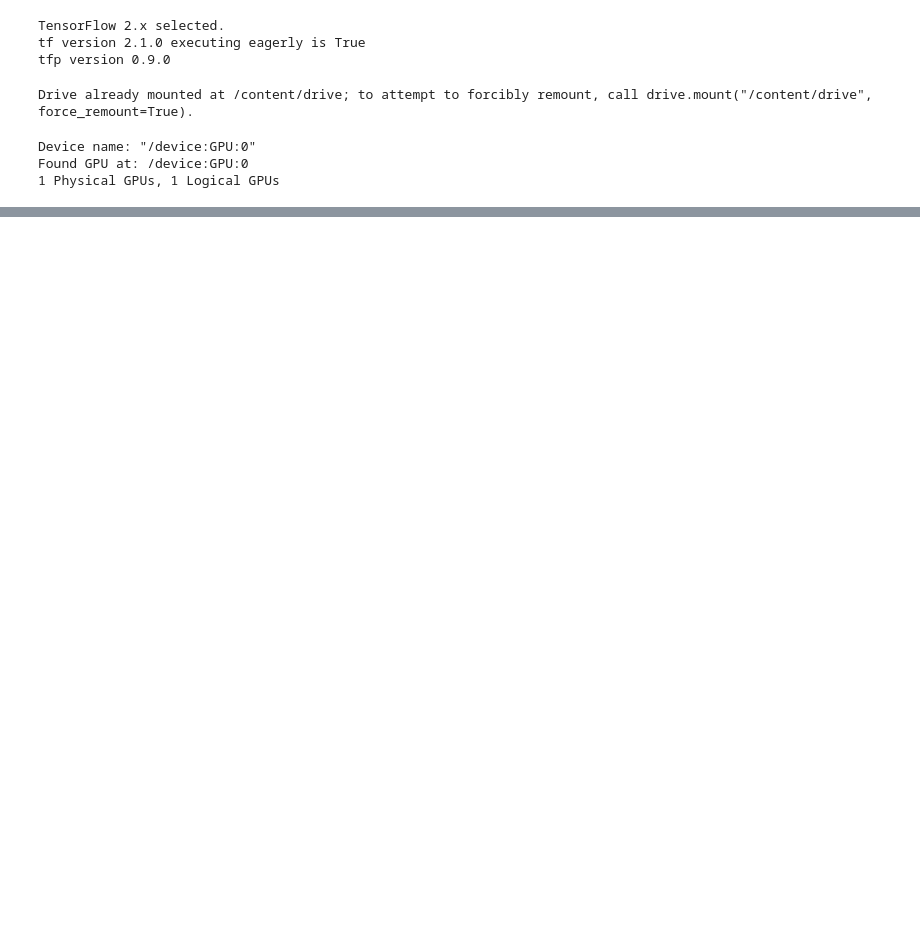
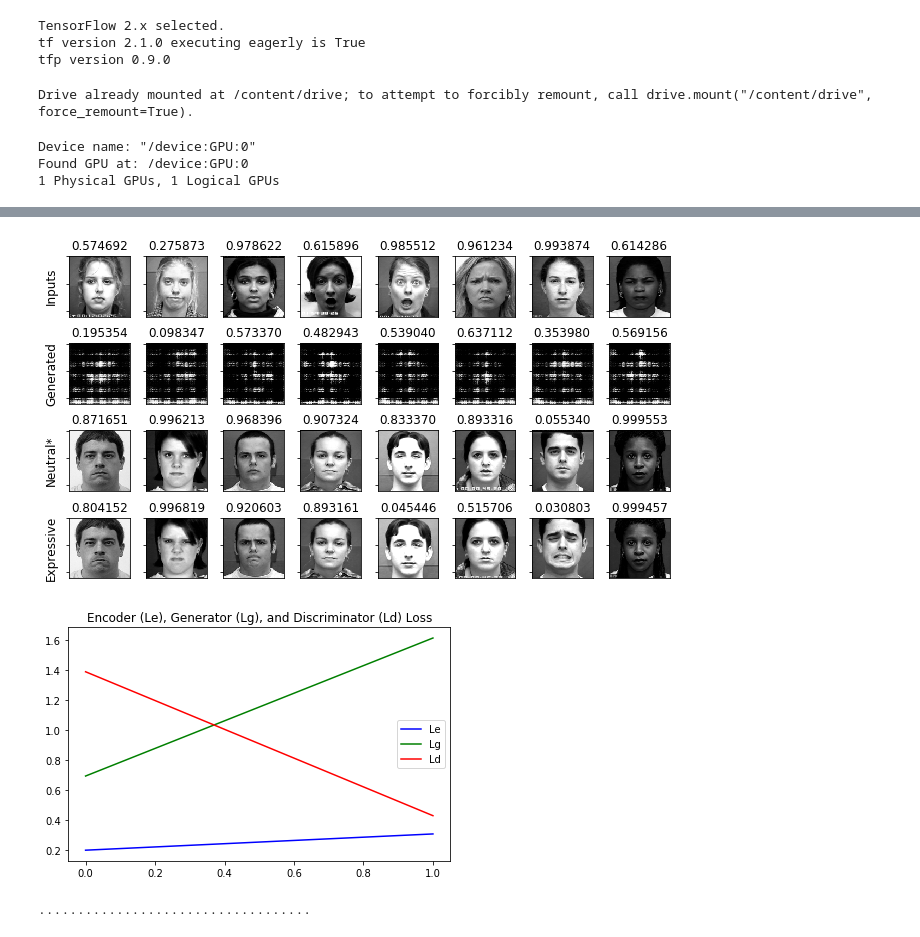
Before and after one commit to willtc111/StoicNet, a Jupyter notebook: Trainer.ipynb, the cells around one changed output, grey strips where cells are left out. Cells and saved outputs as stored; diff of their text form; code cells hidden in the pictures; blank space fills up the shorter version.

Commit message:
Made the encoder do identity verification (very experimental)

```diff
--- a/Trainer.ipynb
+++ b/Trainer.ipynb
@@ -349,11 +375,11 @@ checkpoint = tf.train.Checkpoint(generator_optimizer=generator_optimizer,
                                  generator=generator,
                                  discriminator=discriminator)
 # %%
-def save_images(gen, dis, epoch, test_input):
-    imgs = gen.sample(test_input)
+def save_images(epoch, test_input):
+    imgs = generator.sample(test_input)
     assert not np.any(np.isnan(imgs))
     fig = plt.figure(figsize=(4,4))
-    ds = dis.decide(imgs)
+    ds = discriminator.decide(imgs)
     for i in range(imgs.shape[0]):
         plt.subplot(4, 4, i+1)
         plt.gca().set_title("{0:.4f}".format(ds[i,0]))
@@ -365,7 +391,7 @@ def save_images(gen, dis, epoch, test_input):
 
 def display_discrim_images(imgs, dis):
     fig = plt.figure(figsize=(4,4))
-    ds = dis.decide(imgs)
+    ds = discriminator.decide(imgs)
     for i in range(imgs.shape[0]):
         plt.subplot(4, 4, i+1)
         plt.gca().set_title("{0:.4f}".format(ds[i,0]))
@@ -374,15 +400,15 @@ def display_discrim_images(imgs, dis):
     fig.tight_layout()
     plt.show()
 
-def display_imgs_ratings(test_input, data, dis, noise_intensity, epoch=-1):
-    images = generator.generateImg(test_input[0:8])
+def display_imgs_ratings(test_input, data, noise_intensity, epoch=-1):
+    images = generateImg(test_input[0:8])
     noise = np.random.normal(0, 1, images.shape).astype('float32')
     for features in data:
         expressive = features['imageExpressive']
         neutral = features['imageNeutral'] + np.random.normal(0, noise_intensity, expressive.shape)
     ims = np.concatenate((test_input[0:8], images, neutral[0:8], expressive[0:8]), axis=0)
     fig, axes = plt.subplots(nrows=4, ncols=8, figsize=(9,5))
-    ds = dis.decide(ims)
+    ds = discriminator.decide(ims)
     for i in range(ims.shape[0]):
         r = i % 8
         c = i // 8
@@ -409,11 +435,12 @@ def plot_ELBOs(es):
     plt.show()
 
 def plot_GAN_loss(ls):
-    gl, dl = zip(*ls)
+    el, gl, dl = zip(*ls)
     fig = plt.figure()
+    plt.plot(el, 'b', label='Le')
     plt.plot(gl, 'g', label='Lg')
     plt.plot(dl, 'r', label='Ld')
-    plt.title("Generator (Lg) & Discriminator (Ld) Loss")
+    plt.title("Encoder (Le), Generator (Lg), and Discriminator (Ld) Loss")
     plt.legend()
     plt.tight_layout()
     plt.show()
@@ -425,26 +452,30 @@ beta = 0
 ramp_end = 10
 
 # Test
+eloss = tf.keras.metrics.Mean()
 gloss = tf.keras.metrics.Mean()
 dloss = tf.keras.metrics.Mean()
 for image_features in parsed_test:
-    gl, dl = compute_loss(generator, discriminator, image_features['imageNeutral'],
-                          image_features['imageExpressive'], 0)
+    el, gl, dl = compute_loss(encoder, generator, discriminator,
+                          image_features['imageNeutral'], image_features['imageExpressive'], image_features['imageOther'],
+                          0)
+    eloss(el)
     gloss(gl)
     dloss(dl)
+el = eloss.result()
 gl = gloss.result()
 dl = dloss.result()
-ls = [(gl, dl)]
+ls = [(el, gl, dl)]
 
 start_time = end_time = 0
 for epoch in range(1, epochs+1):
-    print('Epoch {0}, Test set gloss {1}, dloss {2}, '
-        'time elapsed for current epoch {3:.1f}'.format(
-            epoch, gl, dl, end_time - start_time))
+    print('Epoch {0}, Test set eloss {1}, gloss {2}, dloss {3}, '
+        'time elapsed for current epoch {4:.1f}'.format(
+            epoch, el, gl, dl, end_time - start_time))
     print("Noise intensity: {0}\t\tBeta: {1}".format(noise_intensity, beta))
-    display_imgs_ratings(random_images_for_generation, parsed_test.take(1),
-                     discriminator, noise_intensity)
-    save_images(generator, discriminator, epoch, random_vector_for_generation)
+    display_imgs_ratings(random_images_for_generation, parsed_test.take(1), noise_intensity)
+    save_images(epoch, random_vector_for_generation)
+    plot_GAN_loss(ls)
 
     # Train
     start_time = time.time()
@@ -458,10 +489,12 @@ for epoch in range(1, epochs+1):
         assert not np.any(np.isnan(neutral_raw))
         expressive_raw = image_features['imageExpressive']
         assert not np.any(np.isnan(expressive_raw))
+        other_raw = image_features['imageOther']
+        assert not np.any(np.isnan(other_raw))
 
-        compute_apply_gradients(generator, discriminator,
-                                neutral_raw, expressive_raw,
-                                generator_optimizer, discriminator_optimizer,
+        compute_apply_gradients(encoder, generator, discriminator,
+                                neutral_raw, expressive_raw, other_raw,
+                                encoder_optimizer, generator_optimizer, discriminator_optimizer,
                                 beta)
 
         batchCounter += 1
@@ -470,27 +503,31 @@ for epoch in range(1, epochs+1):
     end_time = time.time()
 
     # Test
+    eloss = tf.keras.metrics.Mean()
     gloss = tf.keras.metrics.Mean()
     dloss = tf.keras.metrics.Mean()
     for image_features in parsed_test:
         neutral_raw = image_features['imageNeutral']
         expressive_raw = image_features['imageExpressive']
+        other_raw = image_features['imageOther']
 
-        gl, dl = compute_loss(generator, discriminator,
-                              neutral_raw, expressive_raw,
-                              beta)
+        el, gl, dl = compute_loss(encoder, generator, discriminator,
+                                  neutral_raw, expressive_raw, other_raw,
+                                  beta)
+        eloss(el)
         gloss(gl)
         dloss(dl)
+    el = eloss.result()
     gl = gloss.result()
     dl = dloss.result()
-    ls = ls + [(gl, dl)]
+    ls = ls + [(el, gl, dl)]
 
     display.clear_output(wait=False)
 
     # Save the model from time to time
     if (epoch + 1) % 20 == 0:
-        display_imgs_ratings(random_images_for_generation, parsed_test.take(1),
-                             discriminator, noise_intensity, epoch)
+        display_imgs_ratings(random_images_for_generation, parsed_test.take(1), noise_intensity, epoch)
         checkpoint.save(file_prefix = checkpoint_prefix)
 
     tf.keras.backend.clear_session()
+# %% [output]
@@ -497,3 +536,6 @@ for epoch in range(1, epochs+1):
+[figure, added]
+[figure, added]
+...................................
 # %%
 checkpoint_prefix = os.path.join(checkpoint_dir, "FINAL_CKPT_" + time.strftime('%l:%M%b%d'))
 checkpoint.save(file_prefix = checkpoint_prefix)
```
Also changed, not shown: parts of 13 cells of this notebook.
